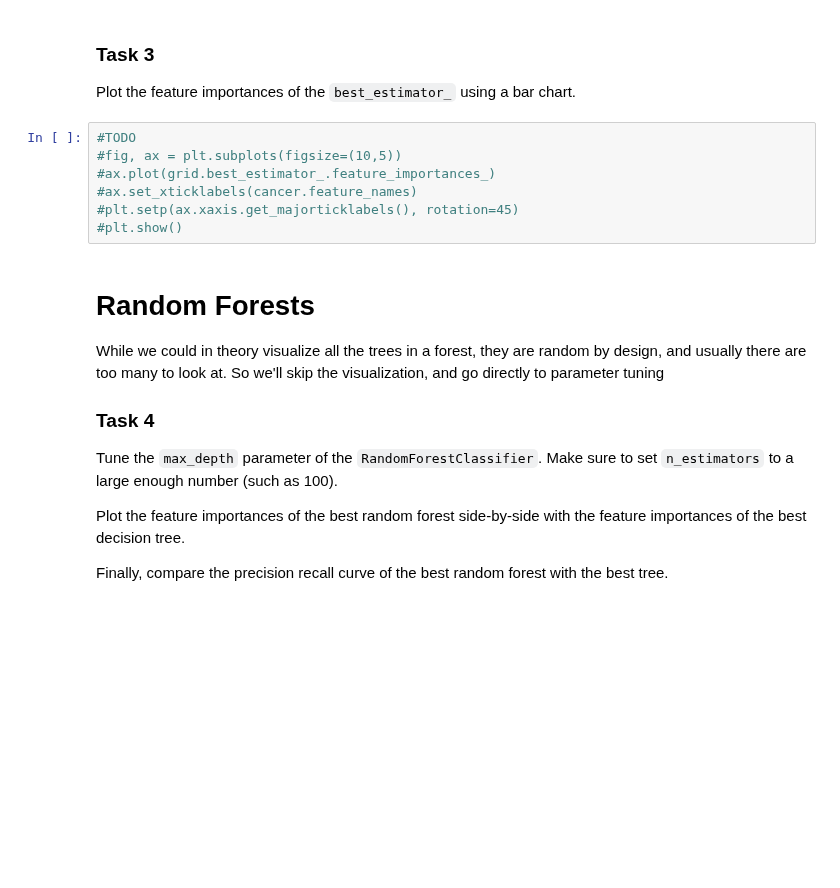
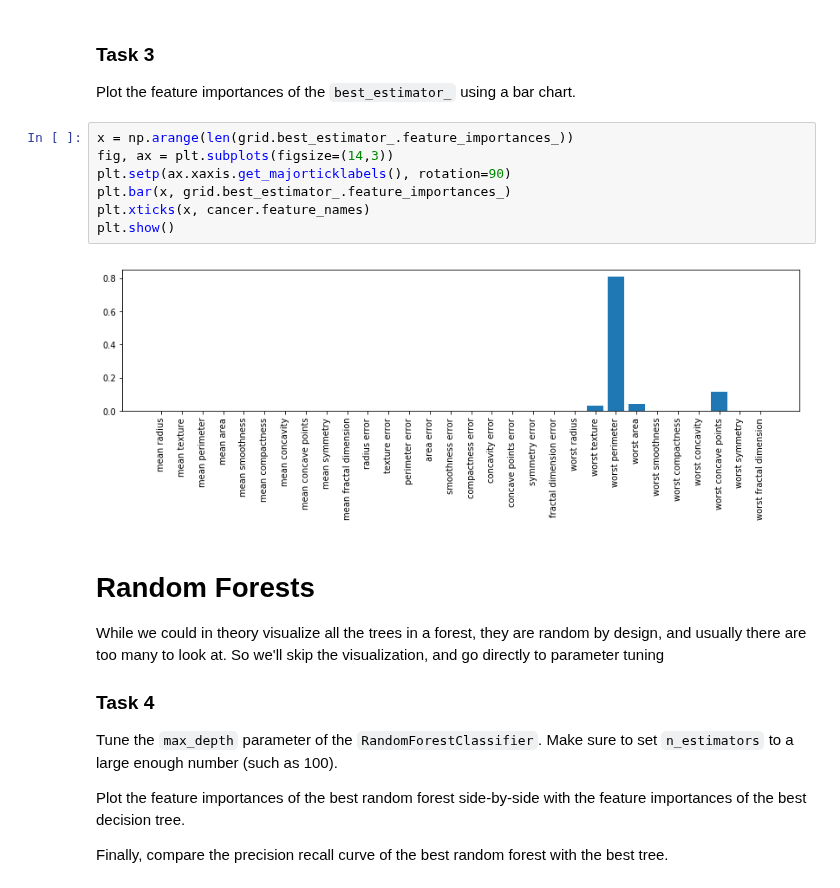
Before and after one commit to Larry201608/Columbia-Data-Science-Bootcamp, a Jupyter notebook: Bootcamp-materials/notebooks/Day3/day3-trees-and-forests.ipynb, the cells around one changed output. Saved outputs shown, nothing was run; the diff lists cells and outputs as text; blank space fills up the shorter version.

Commit message:
do bar chart

```diff
--- a/Bootcamp-materials/notebooks/Day3/day3-trees-and-forests.ipynb
+++ b/Bootcamp-materials/notebooks/Day3/day3-trees-and-forests.ipynb
@@ -146,13 +146,15 @@ plt.show()
 # %% [markdown]
 ### Task 3
 Plot the feature importances of the ``best_estimator_`` using a bar chart.
-# %%
-#TODO
-#fig, ax = plt.subplots(figsize=(10,5))
-#ax.plot(grid.best_estimator_.feature_importances_)
-#ax.set_xticklabels(cancer.feature_names)
-#plt.setp(ax.xaxis.get_majorticklabels(), rotation=45)
-#plt.show()
+# %%
+x = np.arange(len(grid.best_estimator_.feature_importances_))
+fig, ax = plt.subplots(figsize=(14,3))
+plt.setp(ax.xaxis.get_majorticklabels(), rotation=90)
+plt.bar(x, grid.best_estimator_.feature_importances_)
+plt.xticks(x, cancer.feature_names)
+plt.show()
+# %% [output]
+[figure, added]
 # %% [markdown]
 # Random Forests
 While we could in theory visualize all the trees in a forest, they are random by design, and usually there are too many to look at.
```
